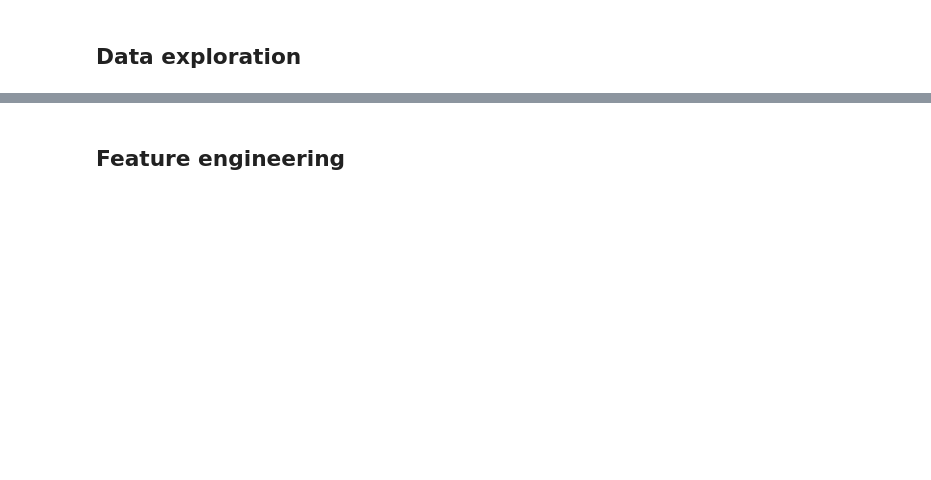
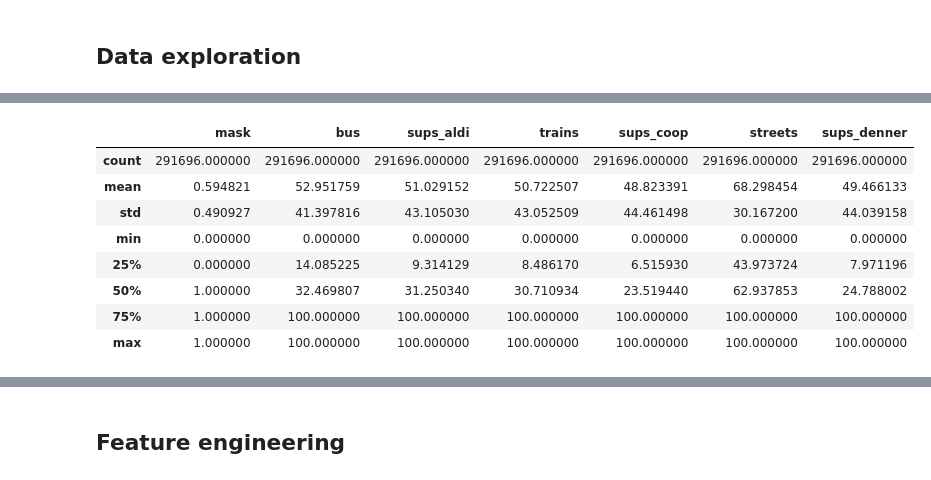
Before and after one commit to ciskoh/migros_branch_optimisation, a Jupyter notebook: notebooks/migros_notebook.ipynb, the cells around one changed output, grey strips where cells are left out. Cells and saved outputs as stored; diff of their text form; code cells hidden in the pictures; blank space fills up the shorter version.

```diff
--- a/notebooks/migros_notebook.ipynb
+++ b/notebooks/migros_notebook.ipynb
@@ -103,0 +140,30 @@ print(a)
+# %%
+# translate array to dataframe
+
+df=pd.DataFrame({"mask" : ref_array.flatten()})
+
+for k,v in predictors.items():
+    pred_arr = v
+    flat_arr = pred_arr.flatten()
+    df[k]=flat_arr
+
+# replace -inf with 0
+df = df.replace([np.inf, -np.inf], 0)
+
+# remove unwanted rows and columns
+df = df.drop(columns = ["target", "ref_100m", "night_image", "pop_municipalities"])
+
+df = df.dropna()
+
+df.head()
+df.describe()
+# %% [output]
+|  | mask | bus | sups_aldi | trains | sups_coop | streets | sups_denner |
+| count | 291696.000000 | 291696.000000 | 291696.000000 | 291696.000000 | 291696.000000 | 291696.000000 | 291696.000000 |
+| mean | 0.594821 | 52.951759 | 51.029152 | 50.722507 | 48.823391 | 68.298454 | 49.466133 |
+| std | 0.490927 | 41.397816 | 43.105030 | 43.052509 | 44.461498 | 30.167200 | 44.039158 |
+| min | 0.000000 | 0.000000 | 0.000000 | 0.000000 | 0.000000 | 0.000000 | 0.000000 |
+| 25% | 0.000000 | 14.085225 | 9.314129 | 8.486170 | 6.515930 | 43.973724 | 7.971196 |
+| 50% | 1.000000 | 32.469807 | 31.250340 | 30.710934 | 23.519440 | 62.937853 | 24.788002 |
+| 75% | 1.000000 | 100.000000 | 100.000000 | 100.000000 | 100.000000 | 100.000000 | 100.000000 |
+| max | 1.000000 | 100.000000 | 100.000000 | 100.000000 | 100.000000 | 100.000000 | 100.000000 |
```
Also changed, not shown: parts of 11 cells of this notebook, 2 other files.
